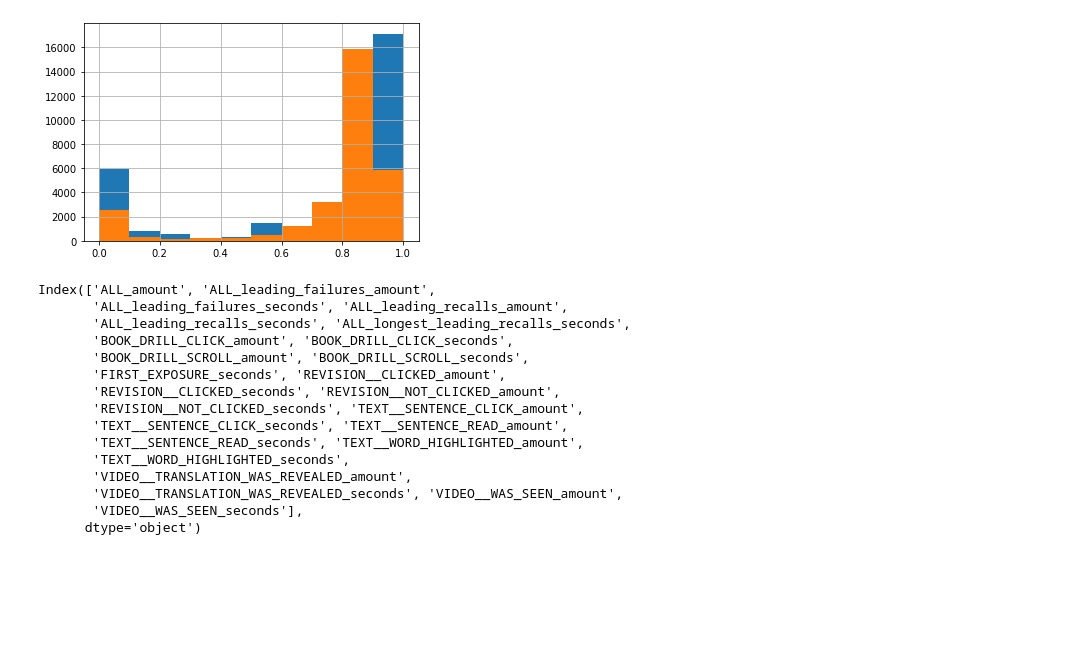
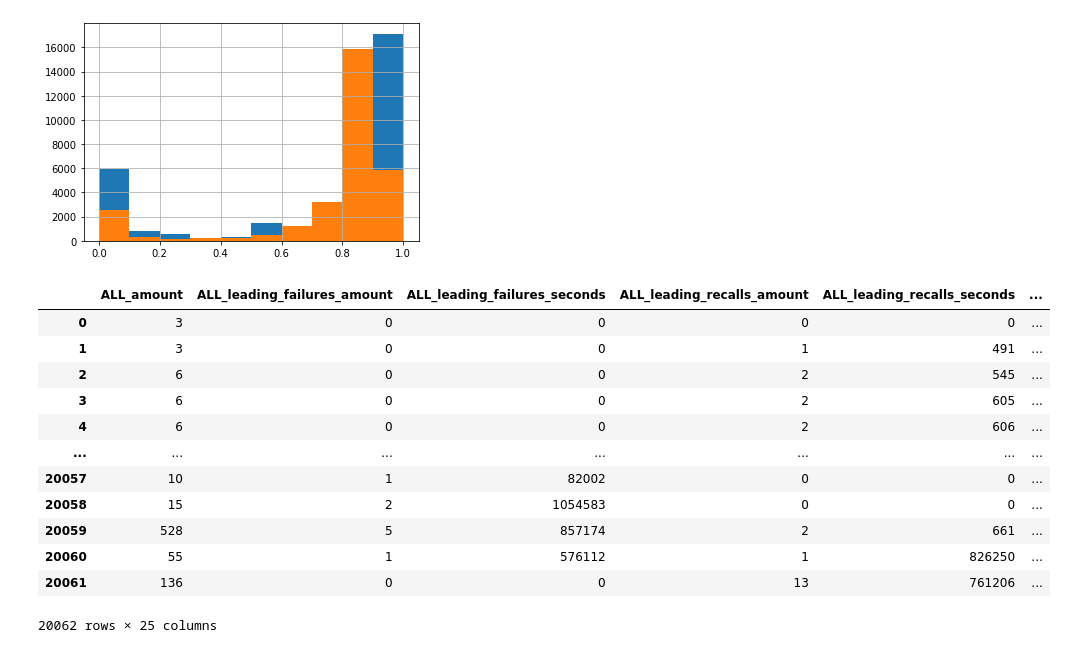
Before and after one commit to csalg/lomb, a Jupyter notebook: backend/src/slices/probabilities/model fit.ipynb, the cells around one changed output. Saved outputs shown, nothing was run; the diff lists cells and outputs as text; code cells hidden in the pictures; blank space fills up the shorter version.

```diff
--- a/backend/src/slices/probabilities/model fit.ipynb
+++ b/backend/src/slices/probabilities/model fit.ipynb
@@ -74,20 +138,18 @@ score_pred.hist()
 <AxesSubplot:>
 [figure]
 # %%
-X.columns
+X
 # %% [output]
+|  | ALL_amount | ALL_leading_failures_amount | ALL_leading_failures_seconds | ALL_leading_recalls_amount | ALL_leading_recalls_seconds | ... |
+| 0 | 3 | 0 | 0 | 0 | 0 | ... |
+| 1 | 3 | 0 | 0 | 1 | 491 | ... |
+| 2 | 6 | 0 | 0 | 2 | 545 | ... |
+| 3 | 6 | 0 | 0 | 2 | 605 | ... |
+| 4 | 6 | 0 | 0 | 2 | 606 | ... |
+| ... | ... | ... | ... | ... | ... | ... |
+| 20057 | 10 | 1 | 82002 | 0 | 0 | ... |
+| 20058 | 15 | 2 | 1054583 | 0 | 0 | ... |
+| 20059 | 528 | 5 | 857174 | 2 | 661 | ... |
+| 20060 | 55 | 1 | 576112 | 1 | 826250 | ... |
+| 20061 | 136 | 0 | 0 | 13 | 761206 | ... |
-Index(['ALL_amount', 'ALL_leading_failures_amount',
-       'ALL_leading_failures_seconds', 'ALL_leading_recalls_amount',
-       'ALL_leading_recalls_seconds', 'ALL_longest_leading_recalls_seconds',
-       'BOOK_DRILL_CLICK_amount', 'BOOK_DRILL_CLICK_seconds',
-       'BOOK_DRILL_SCROLL_amount', 'BOOK_DRILL_SCROLL_seconds',
-       'FIRST_EXPOSURE_seconds', 'REVISION__CLICKED_amount',
-       'REVISION__CLICKED_seconds', 'REVISION__NOT_CLICKED_amount',
-       'REVISION__NOT_CLICKED_seconds', 'TEXT__SENTENCE_CLICK_amount',
-       'TEXT__SENTENCE_CLICK_seconds', 'TEXT__SENTENCE_READ_amount',
-       'TEXT__SENTENCE_READ_seconds', 'TEXT__WORD_HIGHLIGHTED_amount',
-       'TEXT__WORD_HIGHLIGHTED_seconds',
-       'VIDEO__TRANSLATION_WAS_REVEALED_amount',
-       'VIDEO__TRANSLATION_WAS_REVEALED_seconds', 'VIDEO__WAS_SEEN_amount',
-       'VIDEO__WAS_SEEN_seconds'],
-      dtype='object')
+20062 rows × 25 columns
```
Also changed, not shown: parts of 12 cells of this notebook, 3 other files.
